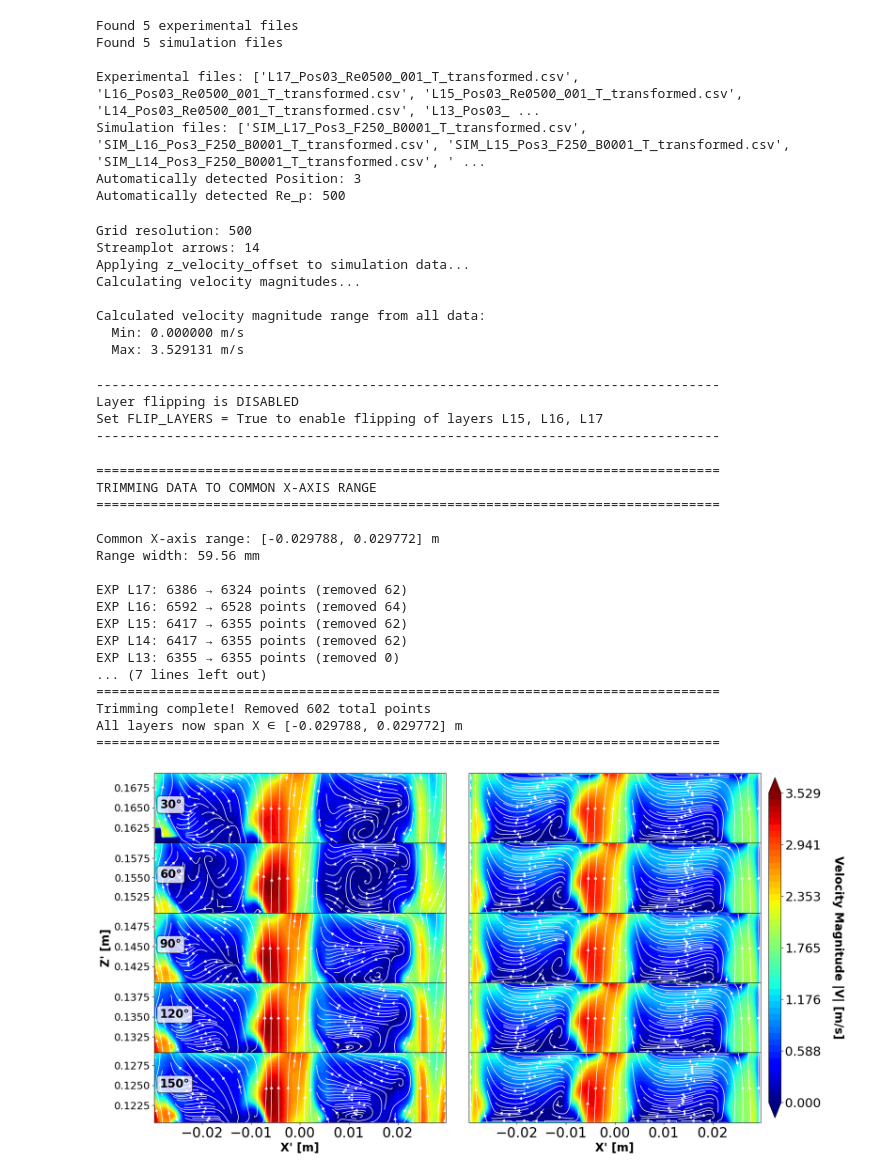
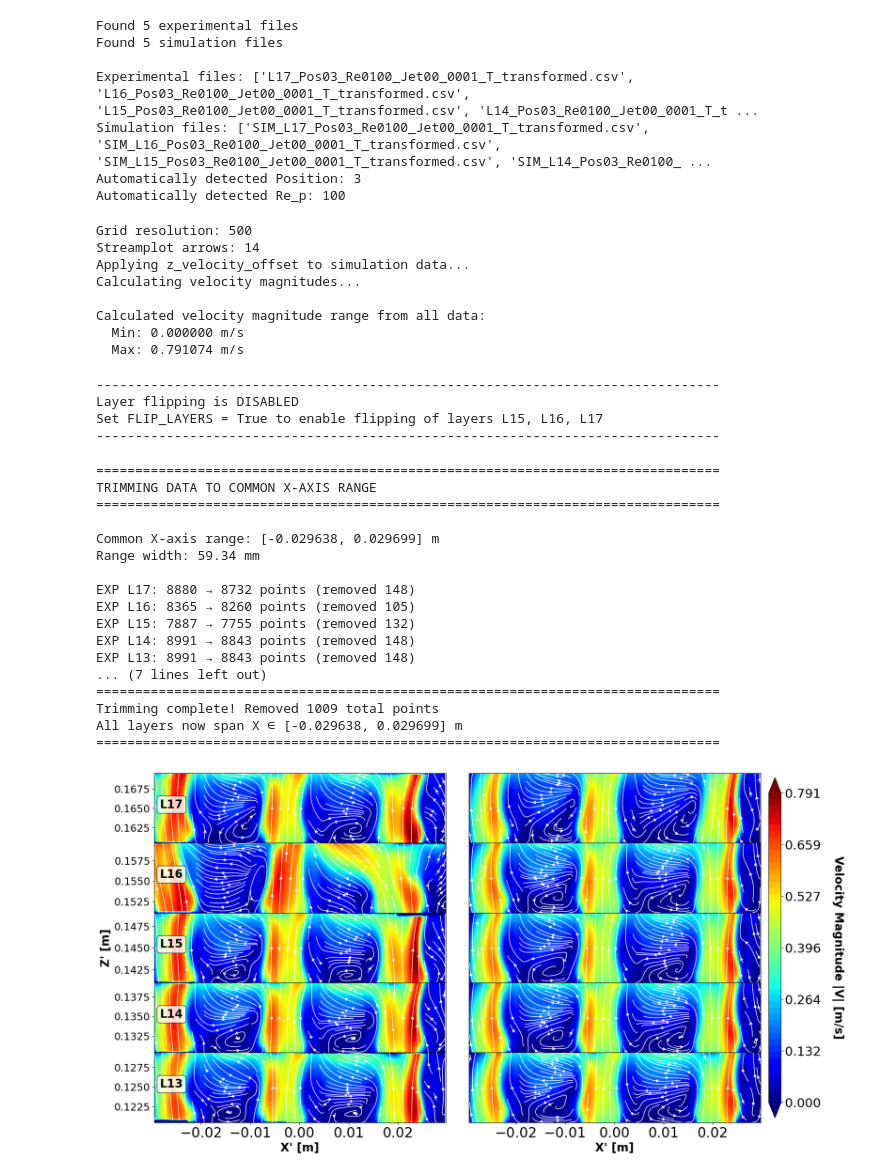
Before and after one commit to goru14qe/A1A4_paper2, a Jupyter notebook: Python_files/Combined_exp_sim_interstices_comparison_FINAL.ipynb, the cells around one changed output. Saved outputs shown, nothing was run; the diff lists cells and outputs as text; code cells hidden in the pictures.

```diff
--- a/Python_files/Combined_exp_sim_interstices_comparison_FINAL.ipynb
+++ b/Python_files/Combined_exp_sim_interstices_comparison_FINAL.ipynb
@@ -12,24 +12,26 @@ from math import ceil
 from collections import defaultdict
 # %%
 # Configuration - Update these paths to your data folders
-exp_folder = '../30/exp/Re500/pos3_transformed'
-sim_folder = '../30/sim/30_Re_500/Pos3_transformed_f250'
+#exp_folder = '../40/exp/40/pos3_transformed'
+#sim_folder = '../40/sim/40_Re_100/Pos3_transformed'
 
-#exp_folder = '../40/exp/40_degree_jet_00/Pos1_transformed'
-#sim_folder = '../40/sim/40/Pos1_transformed'
+exp_folder = '../40/exp/40/pos3_transformed'
+sim_folder = '../40/sim/40_Re_100/Pos3_transformed'
 
-# exp_folder = '../irregular/exp/Pos1_transformed'
-# sim_folder = '../irregular/sim/irregular_0.07_extended/Pos1_transformed'
+#exp_folder = '../irregular/exp/pos3_transformed'
+#sim_folder = '../irregular/sim/IR_Re_100/Pos3_transformed'
 
-folder_name = 'Re500'  # Output folder for plots
+folder_name = 'irregular'  # Output folder for plots
 output_dir = '../Plots/'+ folder_name
 
-z_velocity_offset = 0.01  # Constant term to add to simulation Z-velocity [m/s]
+# Constant added to the simulated Z-velocity [m/s]. NOTE: this is an empirical shift
+# (here negative, i.e. it reduces the simulated streamwise velocity); it must be stated in the paper.
+z_velocity_offset = 0
 # Define distance steps from bottom (in meters)
 distance_step = 0.002  # 2 mm steps
-max_distance = 0.009   # Up to 10 mm from bottom
+max_distance = 0.0095   # Up to 10 mm from bottom
 
-FLIP_LAYERS = 0
+FLIP_LAYERS = 0   # mirror the simulated layers listed in cell 4 (L13, L14) to match the experimental orientation
 TRIM_TO_COMMON_X_RANGE = 1
 # %%
 # Create output directory if it doesn't exist
@@ -84,10 +86,10 @@ else:
 Found 5 experimental files
 Found 5 simulation files
 
-Experimental files: ['L17_Pos03_Re0500_001_T_transformed.csv', 'L16_Pos03_Re0500_001_T_transformed.csv', 'L15_Pos03_Re0500_001_T_transformed.csv', 'L14_Pos03_Re0500_001_T_transformed.csv', 'L13_Pos03_ ...
-Simulation files: ['SIM_L17_Pos3_F250_B0001_T_transformed.csv', 'SIM_L16_Pos3_F250_B0001_T_transformed.csv', 'SIM_L15_Pos3_F250_B0001_T_transformed.csv', 'SIM_L14_Pos3_F250_B0001_T_transformed.csv', ' ...
+Experimental files: ['L17_Pos03_Re0100_Jet00_0001_T_transformed.csv', 'L16_Pos03_Re0100_Jet00_0001_T_transformed.csv', 'L15_Pos03_Re0100_Jet00_0001_T_transformed.csv', 'L14_Pos03_Re0100_Jet00_0001_T_t ...
+Simulation files: ['SIM_L17_Pos03_Re0100_Jet00_0001_T_transformed.csv', 'SIM_L16_Pos03_Re0100_Jet00_0001_T_transformed.csv', 'SIM_L15_Pos03_Re0100_Jet00_0001_T_transformed.csv', 'SIM_L14_Pos03_Re0100_ ...
 Automatically detected Position: 3
-Automatically detected Re_p: 500
+Automatically detected Re_p: 100
 # %%
 # Plot parameters
 n_grid = 500      # Grid resolution for contour
@@ -161,18 +163,18 @@ Calculating velocity magnitudes...
 
 Calculated velocity magnitude range from all data:
   Min: 0.000000 m/s
-  Max: 3.529131 m/s
+  Max: 0.791074 m/s
 # %%
-# FLIP LAYERS 12-17 ALONG X-AXIS
+# FLIP SIMULATED LAYERS L13, L14 ALONG X-AXIS
 # ============================================================
 # Set to True to enable flipping, False to disable
 
 if FLIP_LAYERS:
     print("\n" + "=" * 80)
-    print("FLIPPING LAYERS 15-17 ALONG X-AXIS")
+    print("FLIPPING SIMULATED LAYERS L13 AND L14 ALONG X-AXIS")
     print("=" * 80)
 
-    layers_to_flip = ['L12', 'L13', 'L15', 'L14', 'L16', 'L17']
+    layers_to_flip = ['L13', 'L14']
     flipped_exp = []
     flipped_sim = []
 
@@ -339,18 +341,18 @@ else:
 TRIMMING DATA TO COMMON X-AXIS RANGE
 ================================================================================
 
-Common X-axis range: [-0.029788, 0.029772] m
-Range width: 59.56 mm
+Common X-axis range: [-0.029638, 0.029699] m
+Range width: 59.34 mm
 
-EXP L17: 6386 → 6324 points (removed 62)
-EXP L16: 6592 → 6528 points (removed 64)
-EXP L15: 6417 → 6355 points (removed 62)
-EXP L14: 6417 → 6355 points (removed 62)
-EXP L13: 6355 → 6355 points (removed 0)
+EXP L17: 8880 → 8732 points (removed 148)
+EXP L16: 8365 → 8260 points (removed 105)
+EXP L15: 7887 → 7755 points (removed 132)
+EXP L14: 8991 → 8843 points (removed 148)
+EXP L13: 8991 → 8843 points (removed 148)
 ... (7 lines left out)
 ================================================================================
-Trimming complete! Removed 602 total points
-All layers now span X ∈ [-0.029788, 0.029772] m
+Trimming complete! Removed 1009 total points
+All layers now span X ∈ [-0.029638, 0.029699] m
 ================================================================================
 # %%
 # Combined Exp–Sim comparison plot
@@ -376,15 +378,9 @@ for i in range(n_layers):
     df_sim = sim_dataframes[i]
 
     # ----- Layer label -----
-    try:
-        angle_deg = -np.degrees(df_exp['alpha'].iloc[0])
-        layer_label = f"{angle_deg:.0f}°"
-    except:
-        # Fallback: extract layer id from filename (e.g. L17)
-        fname = exp_file_names[i] if i < len(exp_file_names) else (sim_file_names[i] if i < len(sim_file_names) else None)
-        layer_match = re.search(r'L(\d+)', fname) if fname else None
-        layer_label = f"L{layer_match.group(1)}" if layer_match else f"Layer {i+1}"
-
+    fname = exp_file_names[i] if i < len(exp_file_names) else (sim_file_names[i] if i < len(sim_file_names) else None)
+    layer_match = re.search(r'L(\d+)', fname) if fname else None
+    layer_label = f"L{layer_match.group(1)}" if layer_match else f"Layer {i+1}"
     # ============================================================
     # ========== EXPERIMENT (LEFT COLUMN)
     # ============================================================
@@ -514,32 +510,32 @@ axes[mid, 0].set_ylabel("Z' [m]", fontsize=20, fontweight='bold')
 # ----- Layout: no vertical gaps -----
 fig.subplots_adjust(
     right=0.86,
     hspace=0.0,
     wspace=0.08   # ← small gap between columns
 )
 
 # ----- Colorbar -----
 cbar_ax = fig.add_axes([0.87, 0.12, 0.015, 0.75])
 cbar = fig.colorbar(contour_exp, cax=cbar_ax)
 cbar.set_label('Velocity Magnitude |V| [m/s]', rotation=270, labelpad=40, fontsize=20, fontweight='bold')
 
 from matplotlib.ticker import FormatStrFormatter
 cbar.ax.tick_params(labelsize=22)
 vmin, vmax = contour_exp.get_clim()
 cbar.set_ticks(np.linspace(vmin, vmax, 7))
 cbar.formatter = FormatStrFormatter('%.3f')
 cbar.update_ticks()  # Refresh the tick labels
 
 # ----- Title -----
 # fig.suptitle(
 #     f'Experiment vs Simulation Comparison - Re$_p$ = {Re_p}, Position {position}',
 #     fontsize=30, fontweight='bold', y=0.985   # lower title → no extra gap
 #)
 
 plt.savefig(f'{output_dir}/Combined_Exp_Sim_Pos{position}_Re{Re_p}.png',
             dpi=300, bbox_inches='tight')
 
 plt.show()
 # %% [output]
-[figure, old version]
+[figure, new version]
 # %%
```
Also changed, not shown: parts of 7 cells of this notebook, 27 other files.
